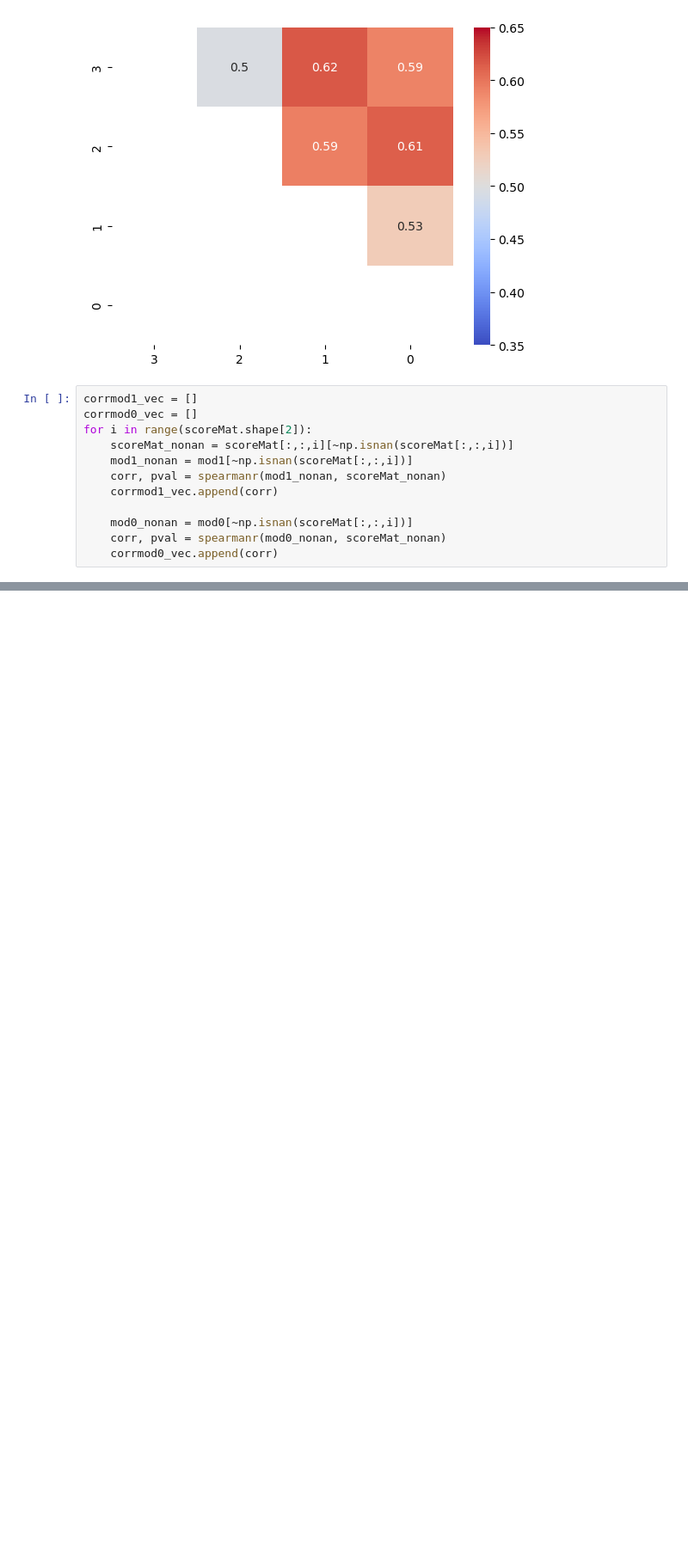
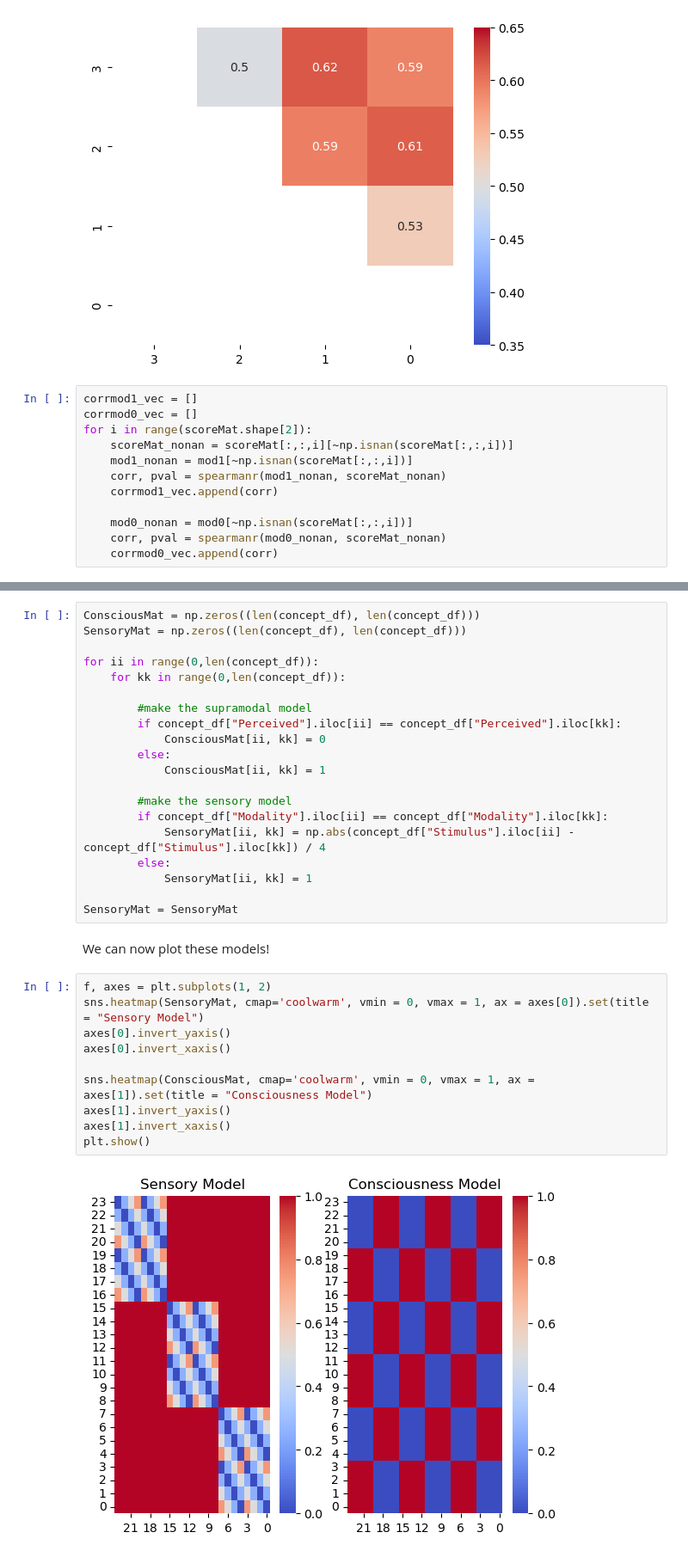
Before and after one commit to nathanweisz/methcogneurocode, a Jupyter notebook: Lecture4.ipynb, the cells around one changed output, grey strips where cells are left out. Shown at 86% size. Drawn from its saved outputs; the diff is of its cells as text; blank space fills up the shorter version.

```diff
--- a/Lecture4.ipynb
+++ b/Lecture4.ipynb
@@ -188,0 +296,34 @@ plt.legend(fontsize=12)
+# %%
+ConsciousMat = np.zeros((len(concept_df), len(concept_df)))
+SensoryMat = np.zeros((len(concept_df), len(concept_df)))
+
+for ii in range(0,len(concept_df)):
+    for kk in range(0,len(concept_df)):
+
+        #make the supramodal model
+        if concept_df["Perceived"].iloc[ii] == concept_df["Perceived"].iloc[kk]:
+            ConsciousMat[ii, kk] = 0
+        else:
+            ConsciousMat[ii, kk] = 1
+
+        #make the sensory model
+        if concept_df["Modality"].iloc[ii] == concept_df["Modality"].iloc[kk]:
+            SensoryMat[ii, kk] = np.abs(concept_df["Stimulus"].iloc[ii] - concept_df["Stimulus"].iloc[kk]) / 4
+        else:
+            SensoryMat[ii, kk] = 1
+
+SensoryMat = SensoryMat
+# %% [markdown]
+We can now plot these models!
+# %%
+f, axes = plt.subplots(1, 2)
+sns.heatmap(SensoryMat, cmap='coolwarm', vmin = 0, vmax = 1, ax = axes[0]).set(title = "Sensory Model")
+axes[0].invert_yaxis()
+axes[0].invert_xaxis()
+
+sns.heatmap(ConsciousMat, cmap='coolwarm', vmin = 0, vmax = 1, ax = axes[1]).set(title = "Consciousness Model")
+axes[1].invert_yaxis()
+axes[1].invert_xaxis()
+plt.show()
+# %% [output]
+[figure, added]
```
Also changed, not shown: parts of 32 cells of this notebook.
